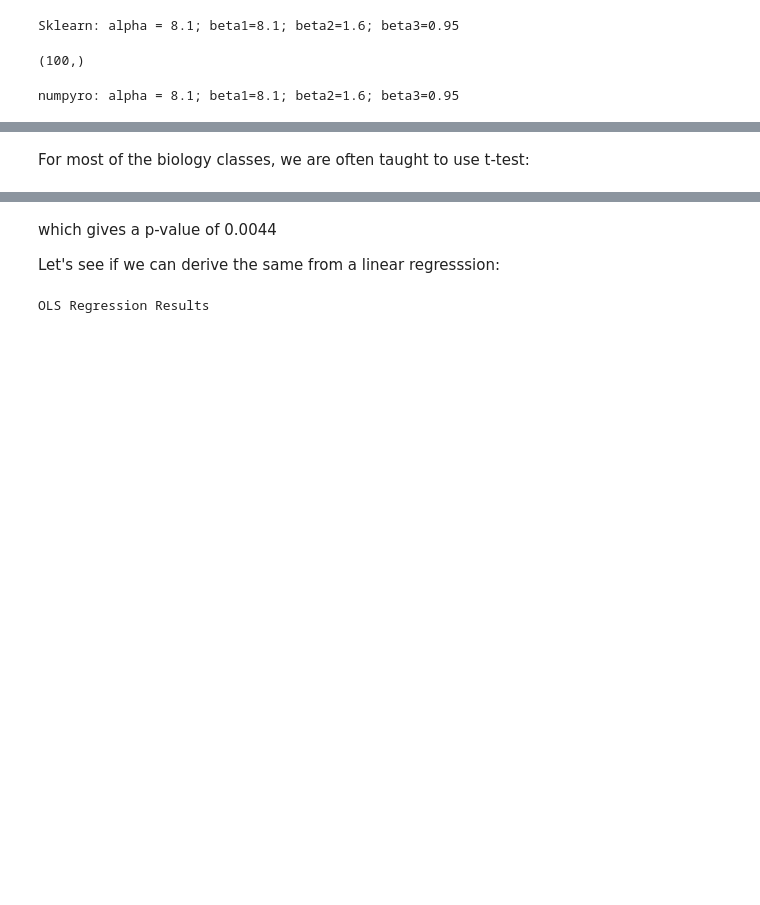
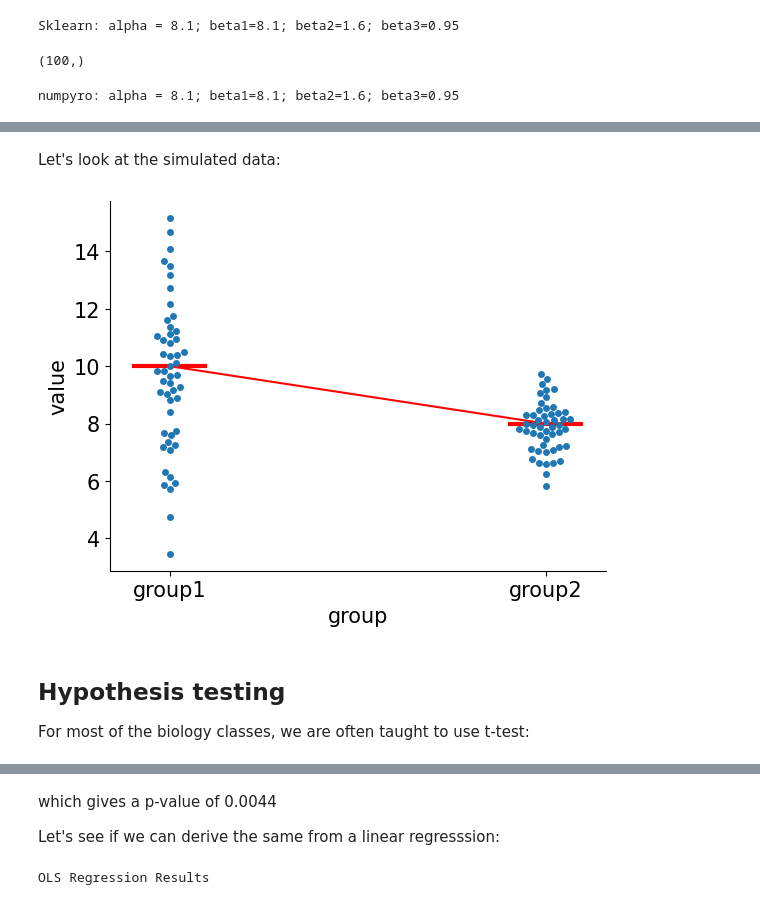
Before and after one commit to wckdouglas/personal_website, a Jupyter notebook: ipynb/numpyro.ipynb, the cells around one changed output, grey strips where cells are left out. Saved outputs shown, nothing was run; the diff lists cells and outputs as text; code cells hidden in the pictures; blank space fills up the shorter version.

```diff
--- a/ipynb/numpyro.ipynb
+++ b/ipynb/numpyro.ipynb
@@ -261,7 +274,44 @@ group1_samples = dist.Normal(loc=group1_mean, scale=3).sample(
 group2_samples = dist.Normal(loc=group2_mean, scale=1).sample(
     rng_key, sample_shape=(n_samples,)
 )  # randomly sampling from a gaussian distribution
+# %% [markdown]
+Let's look at the simulated data:
+# %%
+fig = plt.figure()
+ax = fig.add_subplot()
+sns.swarmplot(
+    data = pd.DataFrame(
+        dict(
+            group=["group1"] * n_samples + ["group2"] * n_samples,
+            value=jnp.append(group1_samples, group2_samples),
+        )
+    ),
+    x="group",
+    y="value",
+    ax=ax
+)
+x_shift=0.1
+ax.hlines(
+    y=group1_mean,
+    xmin=-x_shift,
+    xmax=x_shift,
+    color="red",
+    lw=3
+)
+ax.hlines(
+    y=group2_mean,
+    xmin=1- x_shift,
+    xmax=1 + x_shift,
+    color="red",
+    lw=3
+)
+ax.plot([0,1],[group1_mean, group2_mean], color="red")
+sns.despine()
+# %% [output]
+[figure, added]
 # %% [markdown]
+## Hypothesis testing ##
+
 For most of the biology classes, we are often taught to use t-test:
 # %%
 from scipy.stats import ttest_ind
```
Also changed, not shown: parts of 10 cells of this notebook, 4 other files.
